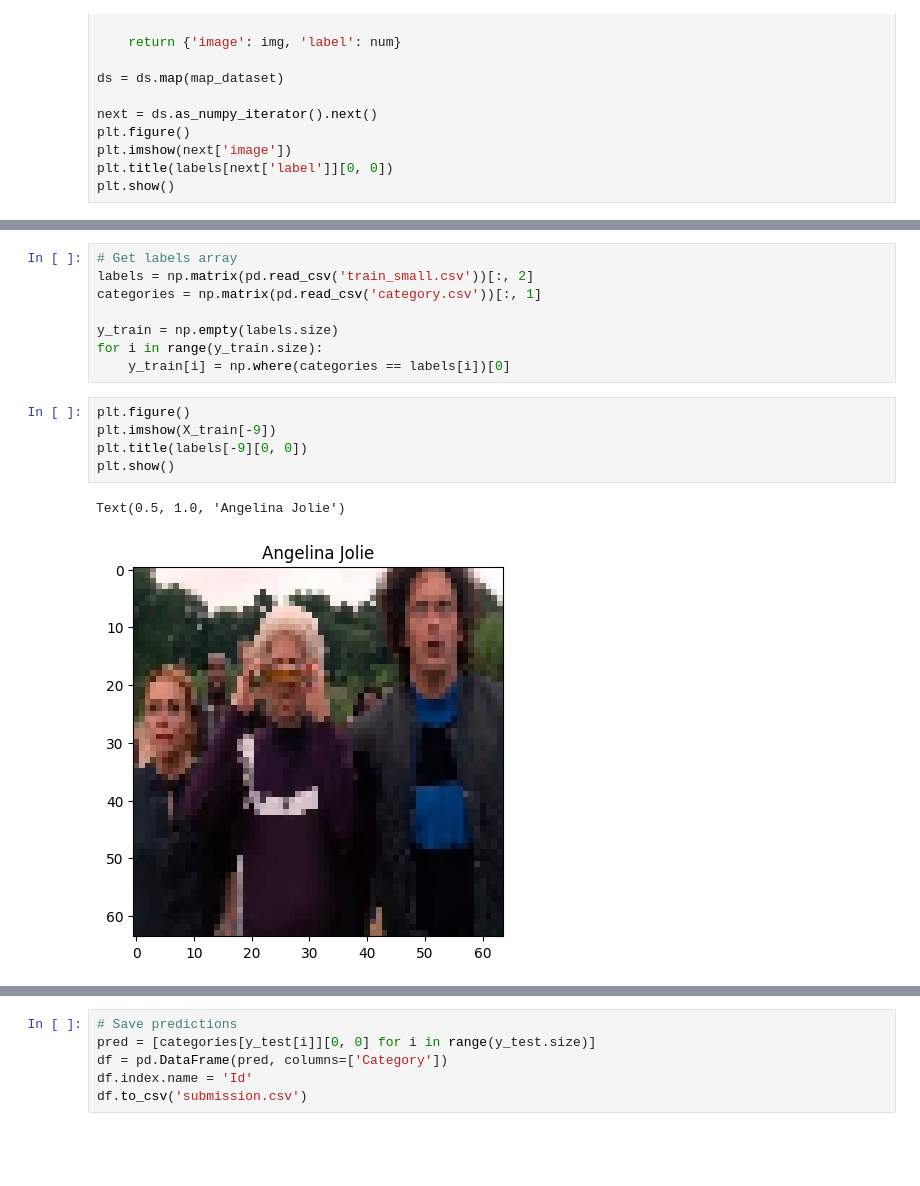
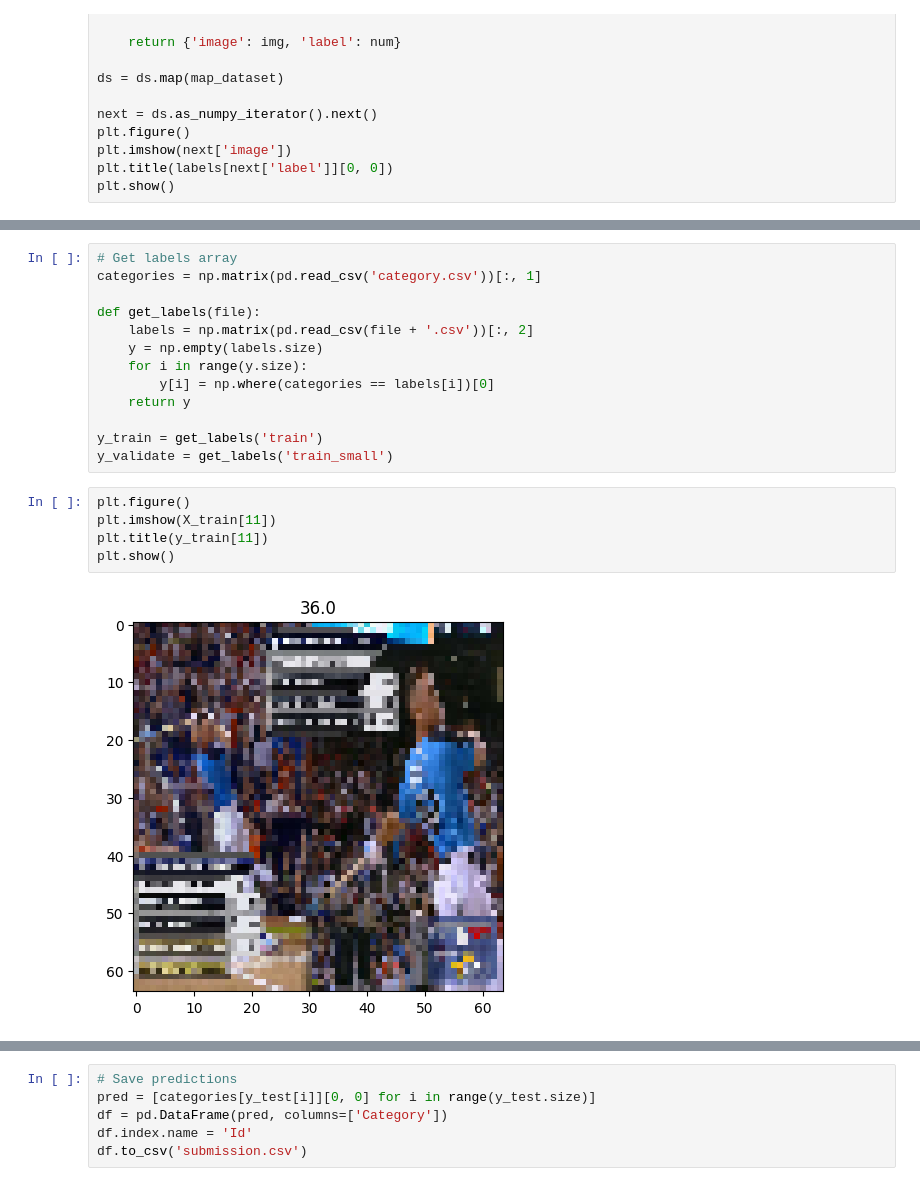
Before and after one commit to jglane/purdue_face_recognition_challenge_2023, a Jupyter notebook: main.ipynb, the cells around one changed output, grey strips where cells are left out. Drawn from its saved outputs; the diff is of its cells as text; blank space fills up the shorter version.

```diff
--- a/main.ipynb
+++ b/main.ipynb
@@ -55,20 +57,24 @@ X_train = get_data_matrix('train')
 X_test = get_data_matrix('test')
 # %%
 # Get labels array
-labels = np.matrix(pd.read_csv('train_small.csv'))[:, 2]
 categories = np.matrix(pd.read_csv('category.csv'))[:, 1]
 
-y_train = np.empty(labels.size)
-for i in range(y_train.size):
-    y_train[i] = np.where(categories == labels[i])[0]
+def get_labels(file):
+    labels = np.matrix(pd.read_csv(file + '.csv'))[:, 2]
+    y = np.empty(labels.size)
+    for i in range(y.size):
+        y[i] = np.where(categories == labels[i])[0]
+    return y
+
+y_train = get_labels('train')
+y_validate = get_labels('train_small')
 # %%
 plt.figure()
-plt.imshow(X_train[-9])
-plt.title(labels[-9][0, 0])
+plt.imshow(X_train[11])
+plt.title(y_train[11])
 plt.show()
 # %% [output]
-Text(0.5, 1.0, 'Angelina Jolie')
-[figure, old version]
+[figure, new version]
 # %%
 def build_model():
     model = Sequential()
```
Also changed, not shown: parts of 6 cells of this notebook.
